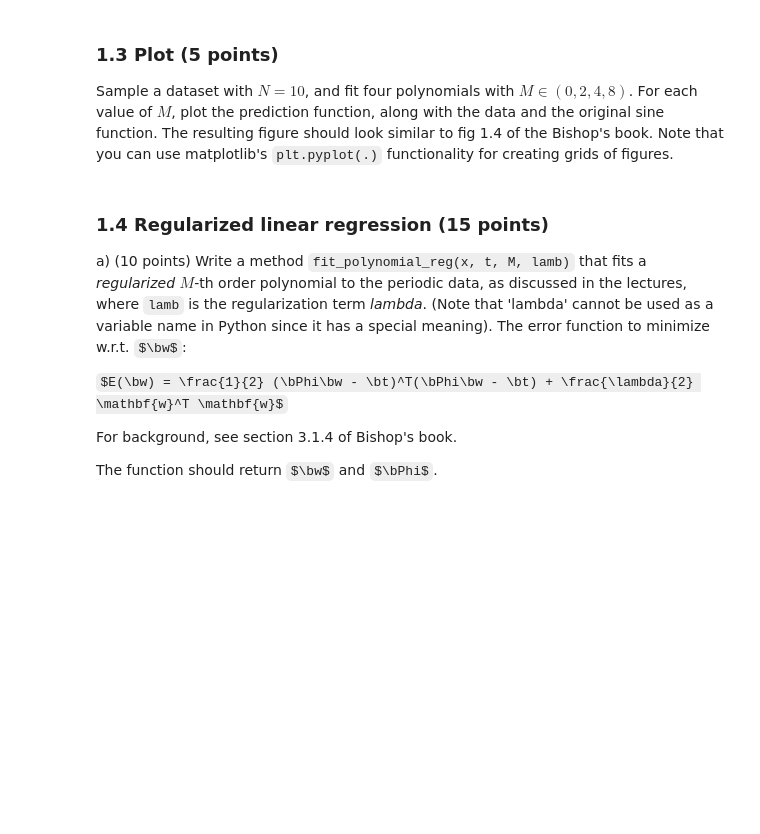
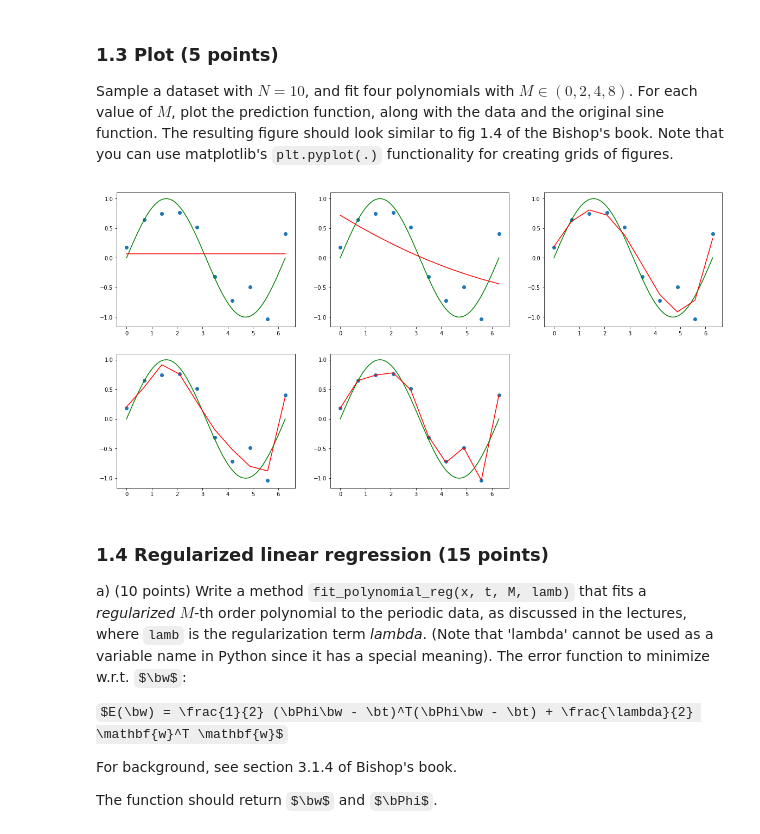
Before and after one commit to ioangatop/MachineLearning, a Jupyter notebook: 12141666_12166804_lab1.ipynb, the cells around one changed output. Drawn from its saved outputs; the diff is of its cells as text; code cells hidden in the pictures; some formulas as TeX source; blank space fills up the shorter version.

```diff
--- a/12141666_12166804_lab1.ipynb
+++ b/12141666_12166804_lab1.ipynb
@@ -145,14 +147,18 @@ $E(\bw) = \frac{1}{2} (\bPhi\bw - \bt)^T(\bPhi\bw - \bt)$
 where $\bPhi$ is the _feature matrix_ (or _design matrix_) as explained in Bishop's book at section 3.1.1, $\bt$ is the vector of target values. Your method should return a vector $\bw$ with the maximum-likelihood parameter estimates, as well as the _feature matrix_ $\bPhi$.
 # %%
 def designmatrix(x, M): # it is highly recommended to write a helper function that computes Phi
-    # YOUR CODE HERE
-    raise NotImplementedError()
+    Phi = np.zeros((N, M))
+    for i in range(M):
+        Phi[:,i] = get_col_phi(x, i)
+    return Phi
 
-def fit_polynomial(x, t, M):
-    # YOUR CODE HERE
-    raise NotImplementedError()
+def fit_polynomial(x, t, m):
+    Phi = designmatrix(x, m+1)
+    w_ml = np.matmul(np.linalg.pinv(Phi),t)
+    return w_ml, Phi
 
-    return w_ml, Phi
+def get_col_phi(x, i):
+    return x**i
 # %%
 ### Test your function
 N = 10
@@ -173,3 +176,16 @@ raise NotImplementedError()
+# %%
+N = 10
+x, t = gen_sine(N)
+x_axis = np.linspace(0, 2*np.pi, 1000)
+for m in range(0,9,2):
+    w, Phi = fit_polynomial(x, t, m)
+    y = np.matmul(Phi, w)
+    plt.subplot(2, 3, m/2 + 1)
+    plt.plot(x_axis, np.sin(x_axis), 'g')
+    plt.scatter(x, t)
+    plt.plot(x, y, 'r')
+# %% [output]
+[figure, added]
 # %% [markdown]
 ### 1.4 Regularized linear regression (15 points)
 
```
Also changed, not shown: parts of 6 cells of this notebook, 1 other file.
